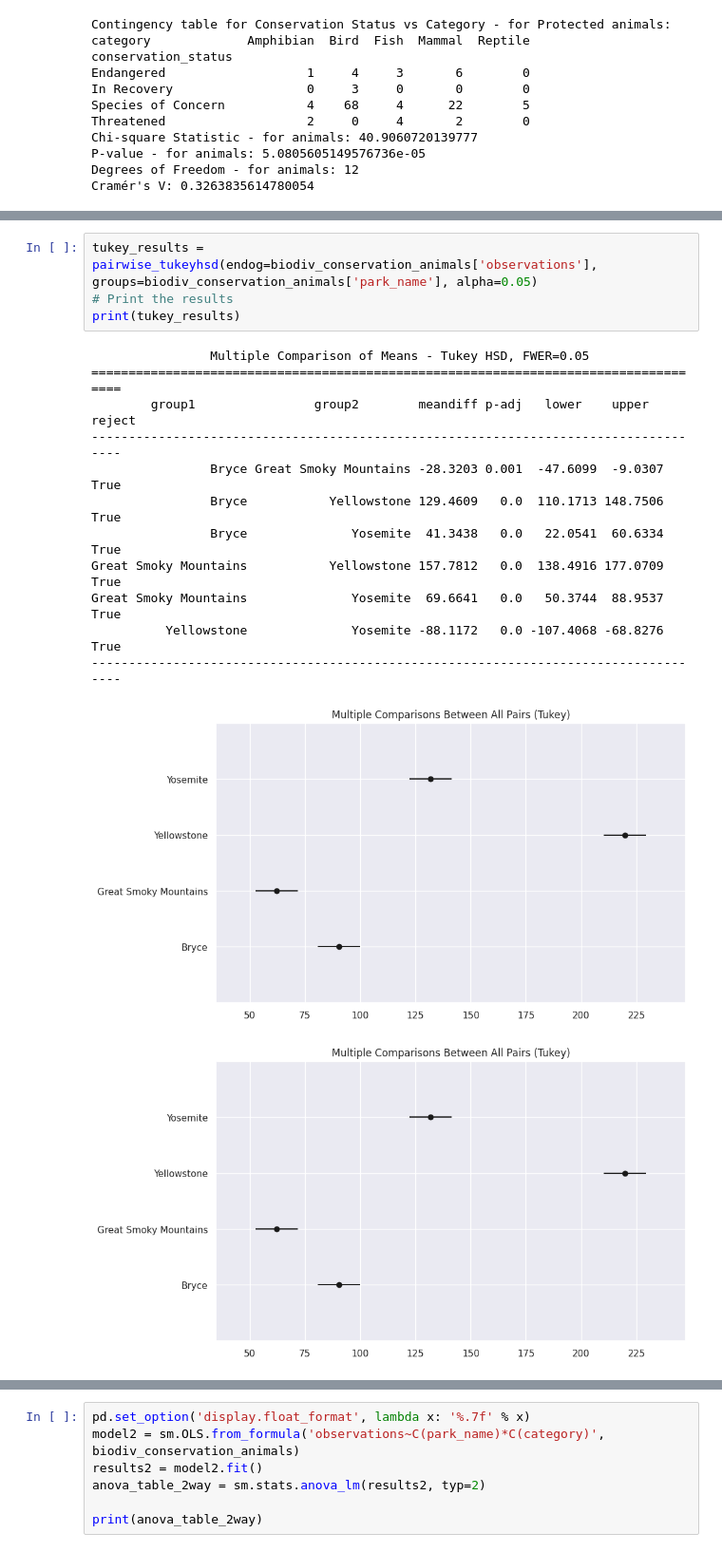
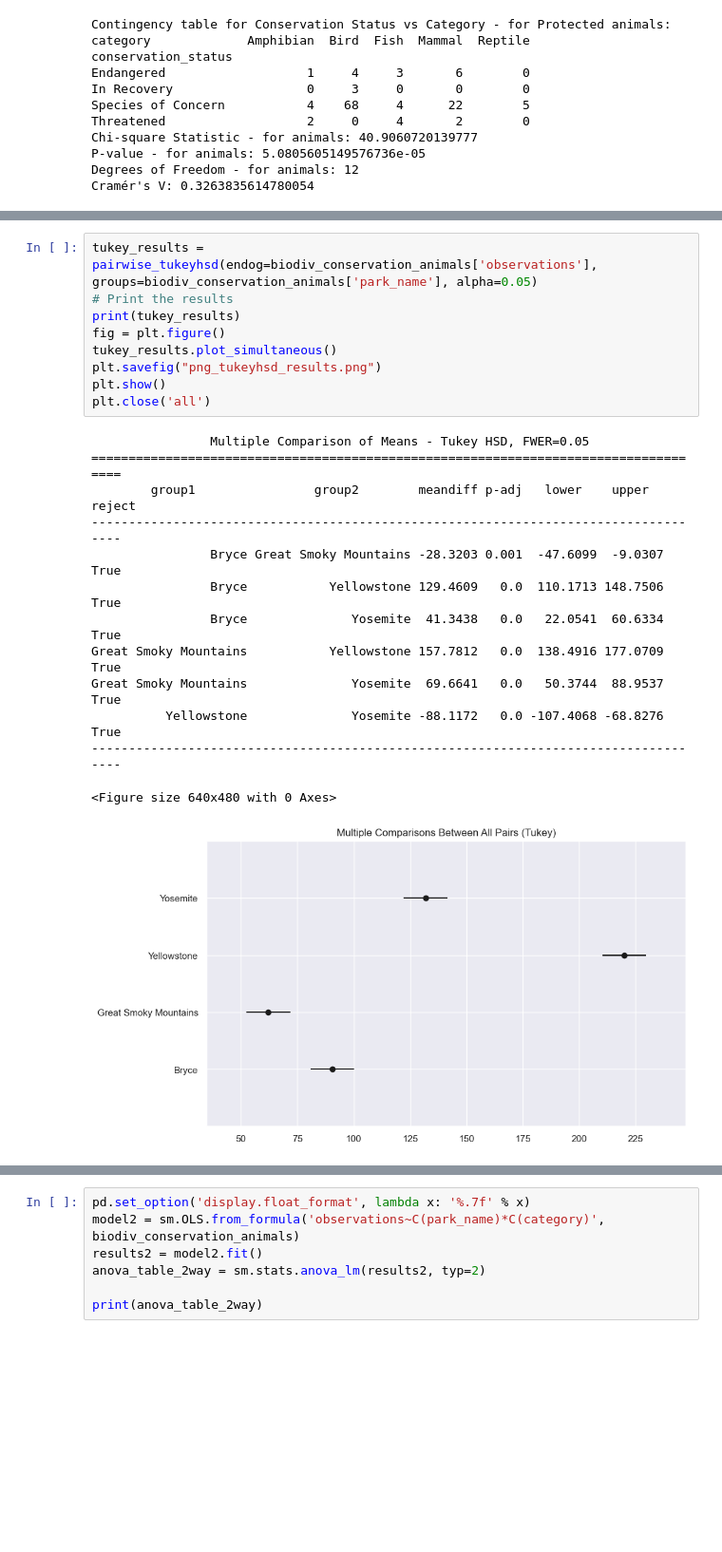
Before and after one commit to Matthewsabk/biodiversity, a Jupyter notebook: biodiversity.ipynb, the cells around one changed output, grey strips where cells are left out. Shown at 95% size. Drawn from its saved outputs; the diff is of its cells as text; blank space fills up the shorter version.

```diff
--- a/biodiversity.ipynb
+++ b/biodiversity.ipynb
@@ -465,18 +490,23 @@ Notes:
 # %%
 tukey_results = pairwise_tukeyhsd(endog=biodiv_conservation_animals['observations'], groups=biodiv_conservation_animals['park_name'], alpha=0.05)
 # Print the results
 print(tukey_results)
+fig = plt.figure()
+tukey_results.plot_simultaneous()
+plt.savefig("png_tukeyhsd_results.png")
+plt.show()
+plt.close('all')
 # %% [output]
                 Multiple Comparison of Means - Tukey HSD, FWER=0.05
 ====================================================================================
         group1                group2        meandiff p-adj   lower    upper   reject
 ------------------------------------------------------------------------------------
                 Bryce Great Smoky Mountains -28.3203 0.001  -47.6099  -9.0307   True
                 Bryce           Yellowstone 129.4609   0.0  110.1713 148.7506   True
                 Bryce              Yosemite  41.3438   0.0   22.0541  60.6334   True
 Great Smoky Mountains           Yellowstone 157.7812   0.0  138.4916 177.0709   True
 Great Smoky Mountains              Yosemite  69.6641   0.0   50.3744  88.9537   True
           Yellowstone              Yosemite -88.1172   0.0 -107.4068 -68.8276   True
 ------------------------------------------------------------------------------------
+<Figure size 640x480 with 0 Axes>
-[figure, old version]
+[figure, new version]
-[figure, removed]
```
Also changed, not shown: parts of 15 cells of this notebook, 2 other files.
